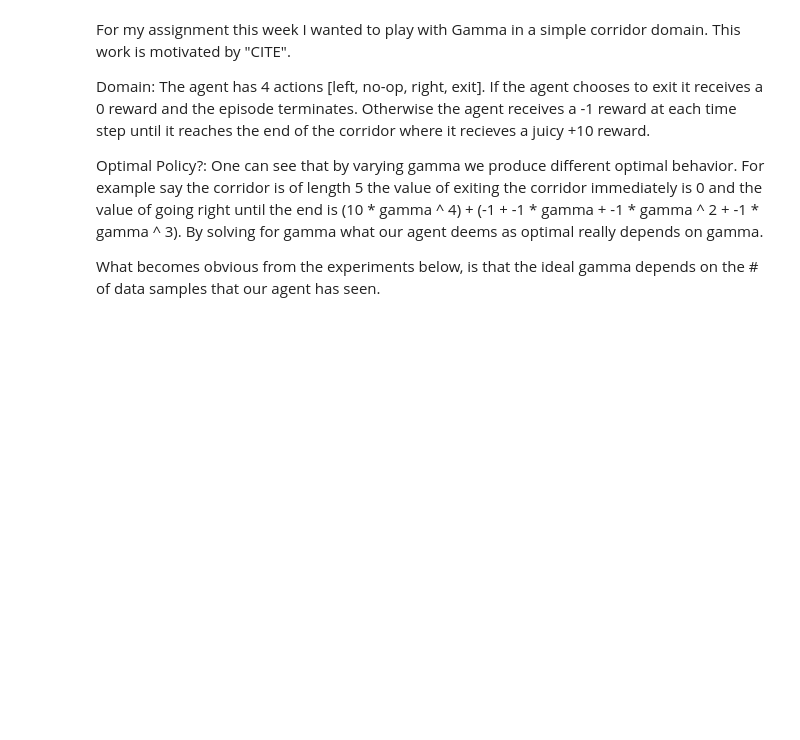
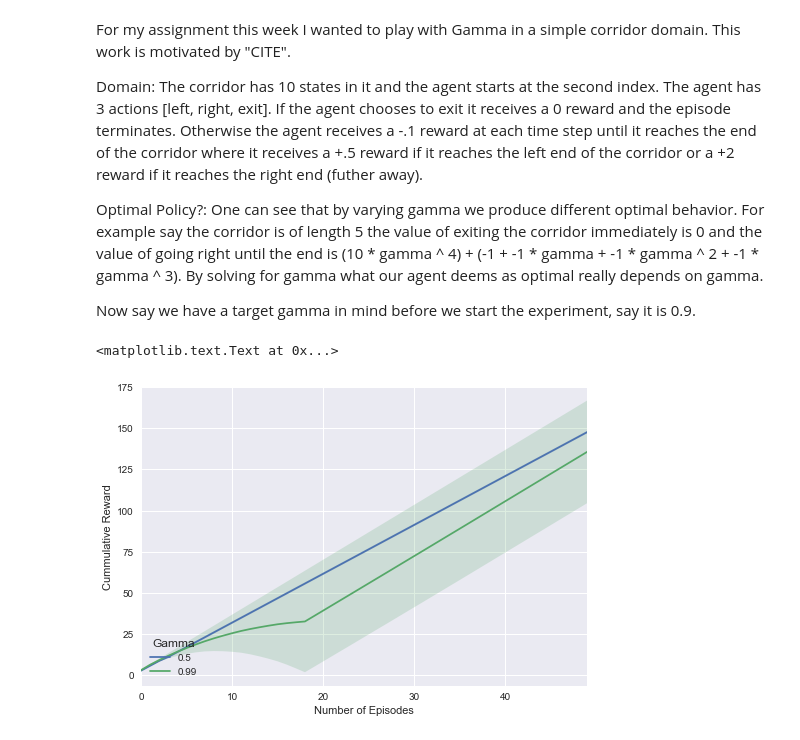
Before and after one commit to rllabmcgill/rlcourse-march-17-joshromoff, a Jupyter notebook: gamma_corridor.ipynb, the cells around one changed output. Cells and saved outputs as stored; diff of their text form; code cells hidden in the pictures; blank space fills up the shorter version.

```diff
--- a/gamma_corridor.ipynb
+++ b/gamma_corridor.ipynb
@@ -2,12 +2,12 @@
 For my assignment this week I wanted to play with Gamma in a simple corridor domain. This work is motivated by "CITE".
 
 Domain:
-The agent has 4 actions [left, no-op, right, exit]. If the agent chooses to exit it receives a 0 reward and the episode terminates. Otherwise the agent receives a -1 reward at each time step until it reaches the end of the corridor where it recieves a juicy +10 reward.
+The corridor has 10 states in it and the agent starts at the second index. The agent has 3 actions [left, right, exit]. If the agent chooses to exit it receives a 0 reward and the episode terminates. Otherwise the agent receives a -.1 reward at each time step until it reaches the end of the corridor where it receives a +.5 reward if it reaches the left end of the corridor or a +2 reward if it reaches the right end (futher away).
 
 Optimal Policy?:
 One can see that by varying gamma we produce different optimal behavior. For example say the corridor is of length 5 the value of exiting the corridor immediately is 0 and the value of going right until the end is (10 * gamma ^ 4) + (-1 + -1 * gamma + -1 * gamma ^ 2 + -1 * gamma ^ 3). By solving for gamma what our agent deems as optimal really depends on gamma.
 
-What becomes obvious from the experiments below, is that the ideal gamma depends on the # of data samples that our agent has seen.
+Now say we have a target gamma in mind before we start the experiment, say it is 0.9.
 # %%
 import numpy as np
 
@@ -71,0 +107,15 @@ class Corridor(object):
+# %%
+"""
+    Global imports and variables
+"""
+
+%matplotlib inline
+
+import numpy as np
+import seaborn
+import pickle
+
+nb_runs_each = 10
+nb_episodes = 50
+gammas = [0.5, 0.99]
+epsilon = 0.0
@@ -71,0 +165,11 @@ class Corridor(object):
+# %%
+with open('cumul_rewards', 'rb') as f:
+     all_agent_cumul_rewards = pickle.load(f)
+
+plot = seaborn.tsplot(data=all_agent_cumul_rewards, legend=True, condition=gammas)
+plot.legend(loc='lower left', title='Gamma')
+plot.set_ylabel("Cummulative Reward")
+plot.set_xlabel("Number of Episodes")
+# %% [output]
+<matplotlib.text.Text at 0x...>
+[figure, added]
```
Also changed, not shown: parts of 11 cells of this notebook, 2 other files.
